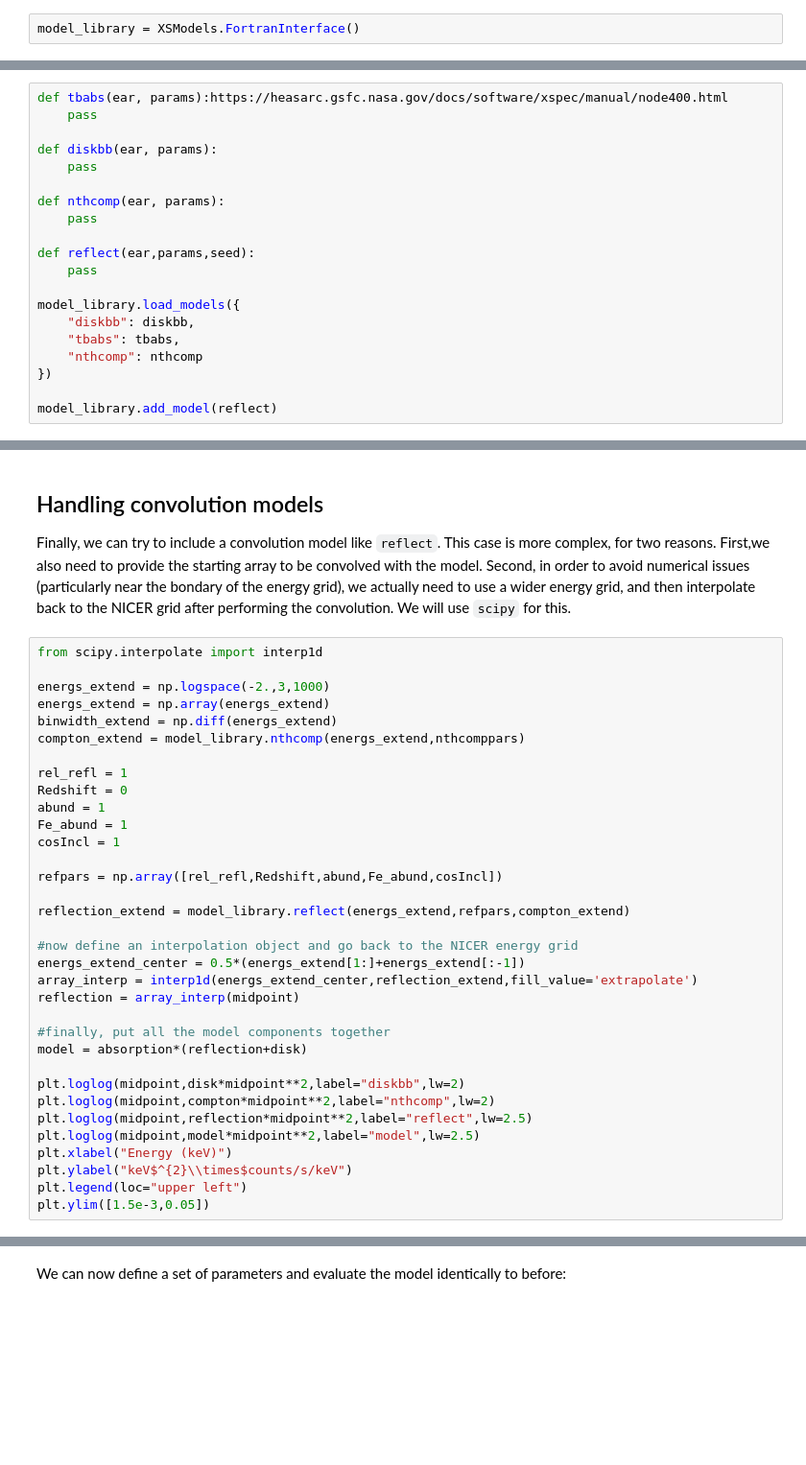
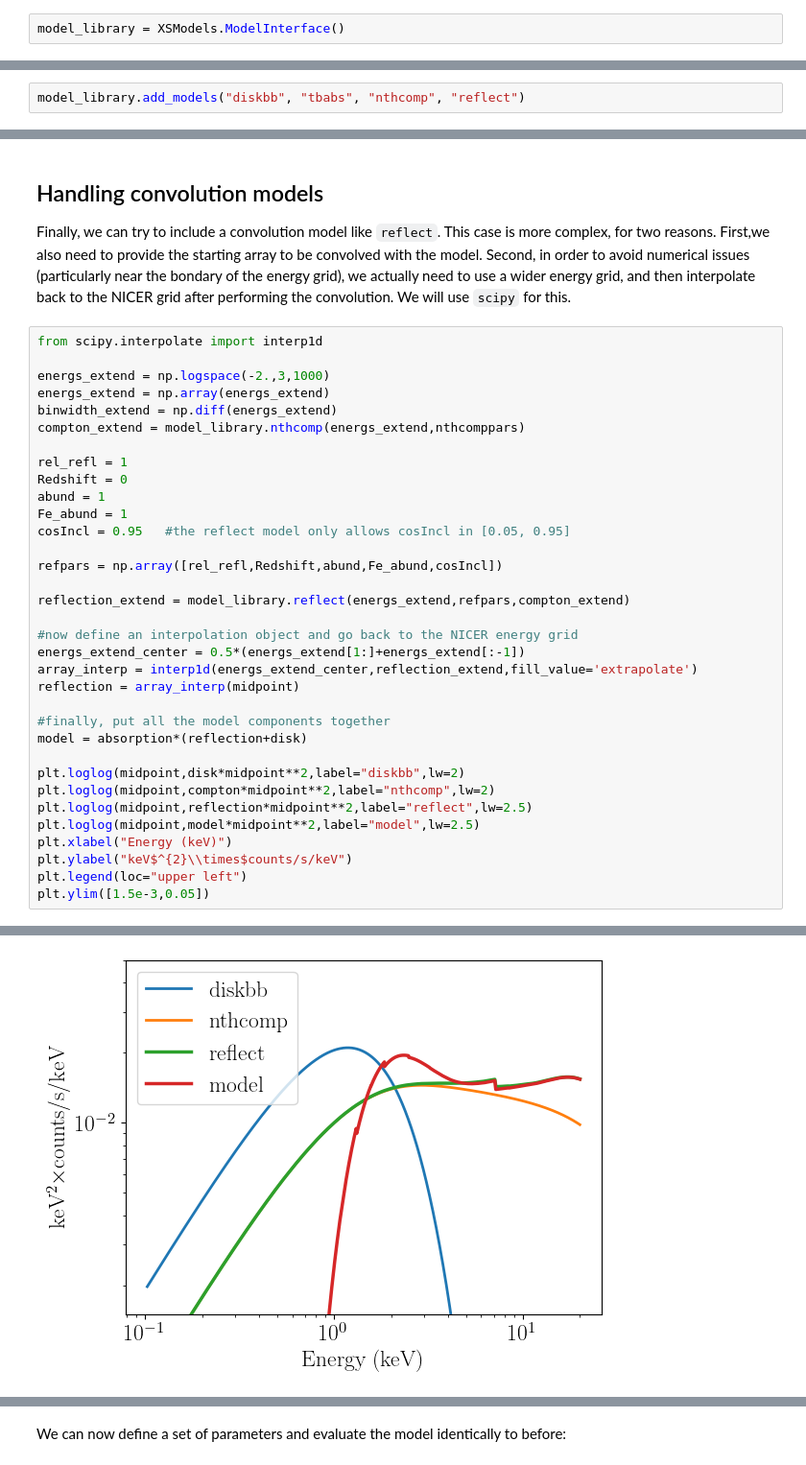
Before and after one commit to nDspec/nDspec, a Jupyter notebook: docs/xspec_interface.ipynb, the cells around one changed output, grey strips where cells are left out. Shown at 96% size. Drawn from its saved outputs; the diff is of its cells as text; blank space fills up the shorter version.

````diff
--- a/docs/xspec_interface.ipynb
+++ b/docs/xspec_interface.ipynb
@@ -29,2 +32,2 @@
 # %%
-model_library = XSModels.FortranInterface()
+model_library = XSModels.ModelInterface()
@@ -37,23 +36,5 @@ We can now define a set of dummy functions, named identically to any Xspec model
 # %%
-def tbabs(ear, params):https://heasarc.gsfc.nasa.gov/docs/software/xspec/manual/node400.html
-    pass
-
-def diskbb(ear, params):
-    pass
-
-def nthcomp(ear, params):
-    pass
-
-def reflect(ear,params,seed):
-    pass
-
-model_library.load_models({
-    "diskbb": diskbb,
-    "tbabs": tbabs,
-    "nthcomp": nthcomp
-})
-
-model_library.add_model(reflect)
+model_library.add_models("diskbb", "tbabs", "nthcomp", "reflect")
 # %% [markdown]
 We can now print the models we initialized, together with their parameters and the model type, using the ```print_model_info``` method:
 # %%
@@ -140,7 +166,7 @@ rel_refl = 1
 Redshift = 0
 abund = 1
 Fe_abund = 1
-cosIncl = 1
+cosIncl = 0.95   #the reflect model only allows cosIncl in [0.05, 0.95]
 
 refpars = np.array([rel_refl,Redshift,abund,Fe_abund,cosIncl])
 
@@ -162,3 +188,4 @@ plt.xlabel("Energy (keV)")
 plt.ylabel("keV$^{2}\\times$counts/s/keV")
 plt.legend(loc="upper left")
 plt.ylim([1.5e-3,0.05])
+# %% [output]
@@ -165 +196,2 @@ plt.ylim([1.5e-3,0.05])
+[figure, added]
 # %% [markdown]
````
Also changed, not shown: parts of 19 cells of this notebook, 13 other files.
